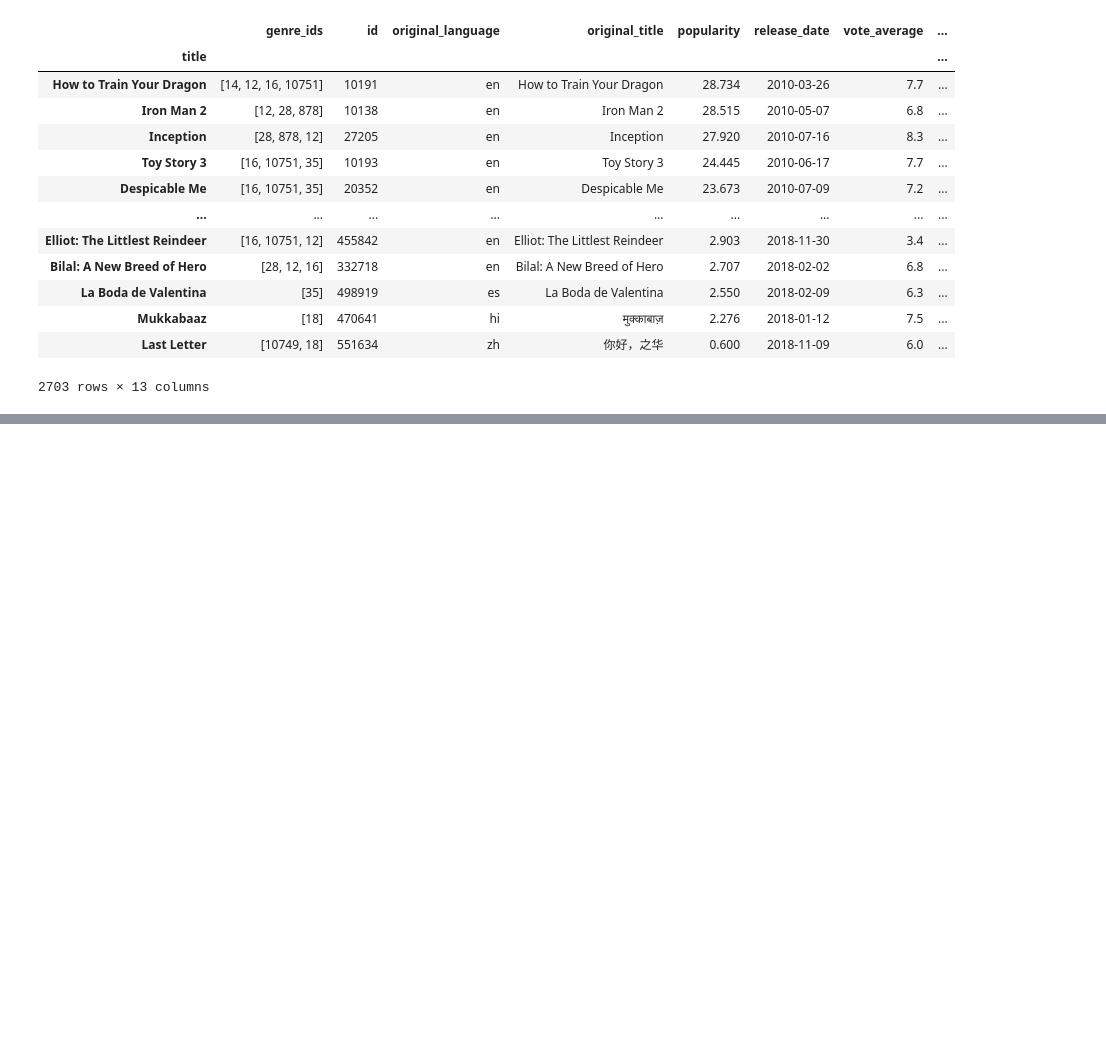
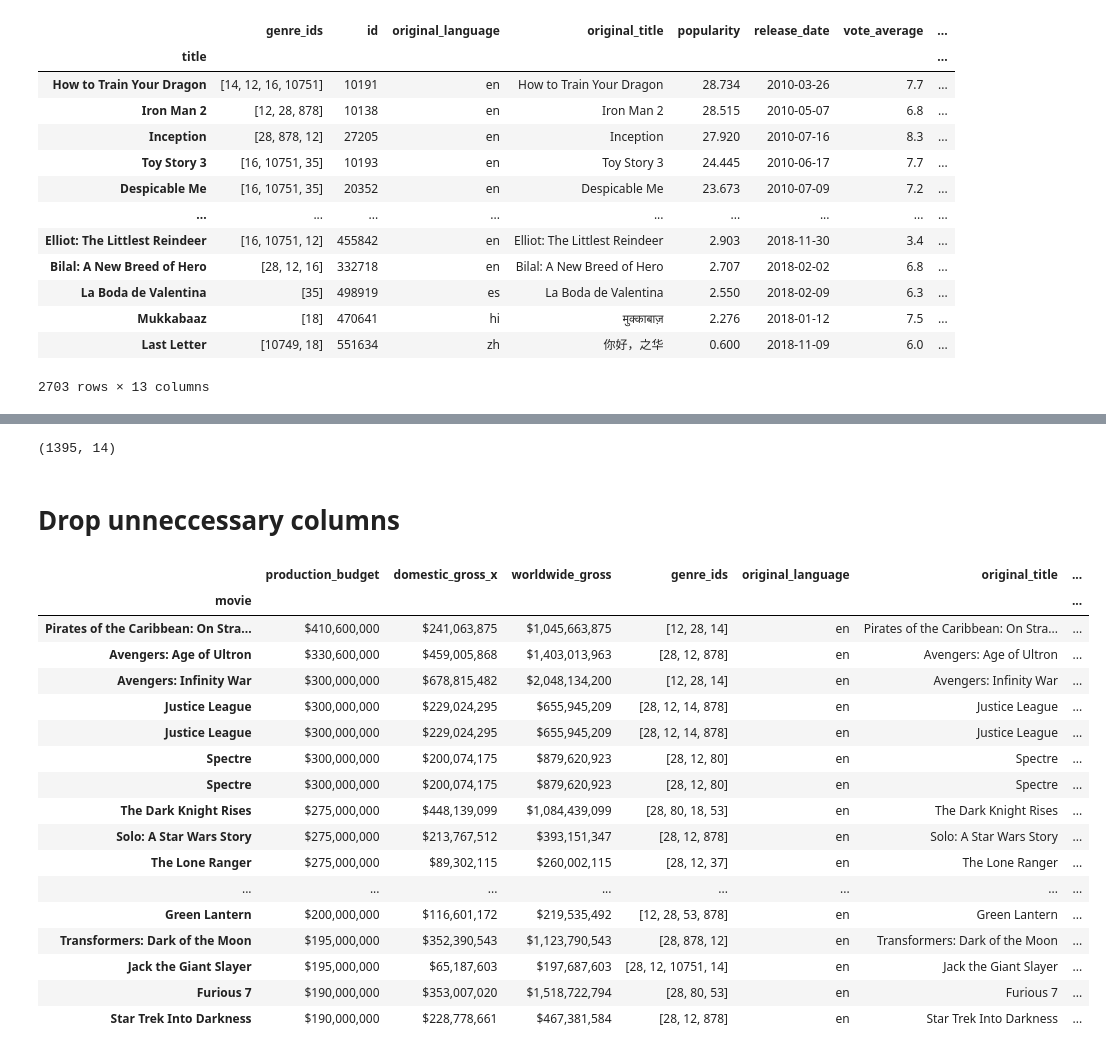
Before and after one commit to davidlebruce/movie_industry_project, a Jupyter notebook: bf_data_exp.ipynb, the cells around one changed output, grey strips where cells are left out. Drawn from its saved outputs; the diff is of its cells as text; code cells hidden in the pictures; blank space fills up the shorter version.

Commit message:
combined tn dataframe into tmdb+bom, dropped duplicate movie titles

```diff
--- a/bf_data_exp.ipynb
+++ b/bf_data_exp.ipynb
@@ -183,0 +227,35 @@ merge_compare_df
+# %%
+full_dataframe.set_index(['movie'], inplace=True)
+# %%
+full_dataframe.shape
+# %% [output]
+(1395, 14)
+# %% [markdown]
+# Drop unneccessary columns
+# %%
+full_dataframe.drop(['id_x', 'id_y', 'release_date_x'], axis=1, inplace=True)
+# %%
+full_dataframe.rename(columns={'vote_average':'vote_average_tmdb', 'vote_count':'vote_count_tmdb'}, inplace=True)
+# %%
+full_dataframe.drop(['domestic_gross_y'], axis=1, inplace=True)
+# %%
+full_dataframe.head(50)
+# %% [output]
+|  | production_budget | domestic_gross_x | worldwide_gross | genre_ids | original_language | original_title | ... |
+| movie |  |  |  |  |  |  | ... |
+| Pirates of the Caribbean: On Stra... | $410,600,000 | $241,063,875 | $1,045,663,875 | [12, 28, 14] | en | Pirates of the Caribbean: On Stra... | ... |
+| Avengers: Age of Ultron | $330,600,000 | $459,005,868 | $1,403,013,963 | [28, 12, 878] | en | Avengers: Age of Ultron | ... |
+| Avengers: Infinity War | $300,000,000 | $678,815,482 | $2,048,134,200 | [12, 28, 14] | en | Avengers: Infinity War | ... |
+| Justice League | $300,000,000 | $229,024,295 | $655,945,209 | [28, 12, 14, 878] | en | Justice League | ... |
+| Justice League | $300,000,000 | $229,024,295 | $655,945,209 | [28, 12, 14, 878] | en | Justice League | ... |
+| Spectre | $300,000,000 | $200,074,175 | $879,620,923 | [28, 12, 80] | en | Spectre | ... |
+| Spectre | $300,000,000 | $200,074,175 | $879,620,923 | [28, 12, 80] | en | Spectre | ... |
+| The Dark Knight Rises | $275,000,000 | $448,139,099 | $1,084,439,099 | [28, 80, 18, 53] | en | The Dark Knight Rises | ... |
+| Solo: A Star Wars Story | $275,000,000 | $213,767,512 | $393,151,347 | [28, 12, 878] | en | Solo: A Star Wars Story | ... |
+| The Lone Ranger | $275,000,000 | $89,302,115 | $260,002,115 | [28, 12, 37] | en | The Lone Ranger | ... |
+| ... | ... | ... | ... | ... | ... | ... | ... |
+| Green Lantern | $200,000,000 | $116,601,172 | $219,535,492 | [12, 28, 53, 878] | en | Green Lantern | ... |
+| Transformers: Dark of the Moon | $195,000,000 | $352,390,543 | $1,123,790,543 | [28, 878, 12] | en | Transformers: Dark of the Moon | ... |
+| Jack the Giant Slayer | $195,000,000 | $65,187,603 | $197,687,603 | [28, 12, 10751, 14] | en | Jack the Giant Slayer | ... |
+| Furious 7 | $190,000,000 | $353,007,020 | $1,518,722,794 | [28, 80, 53] | en | Furious 7 | ... |
+| Star Trek Into Darkness | $190,000,000 | $228,778,661 | $467,381,584 | [28, 12, 878] | en | Star Trek Into Darkness | ... |
```
Also changed, not shown: parts of 11 cells of this notebook.
